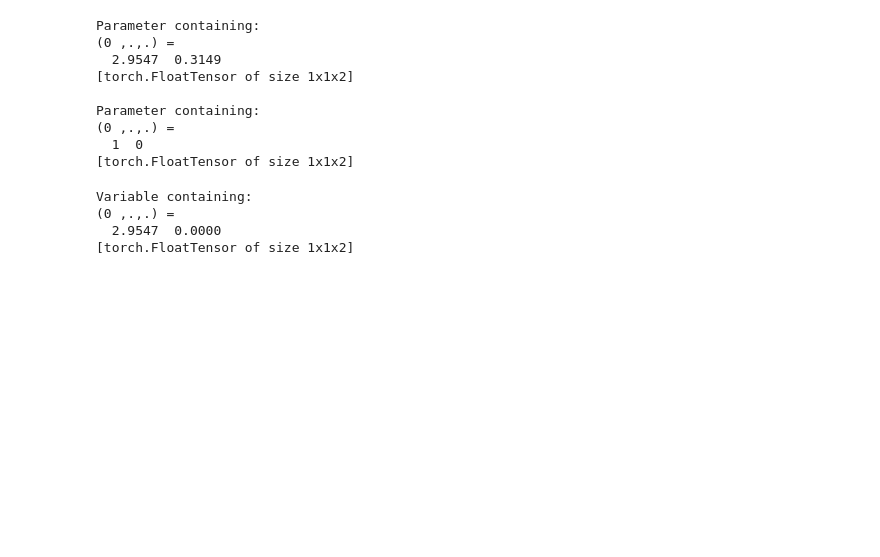
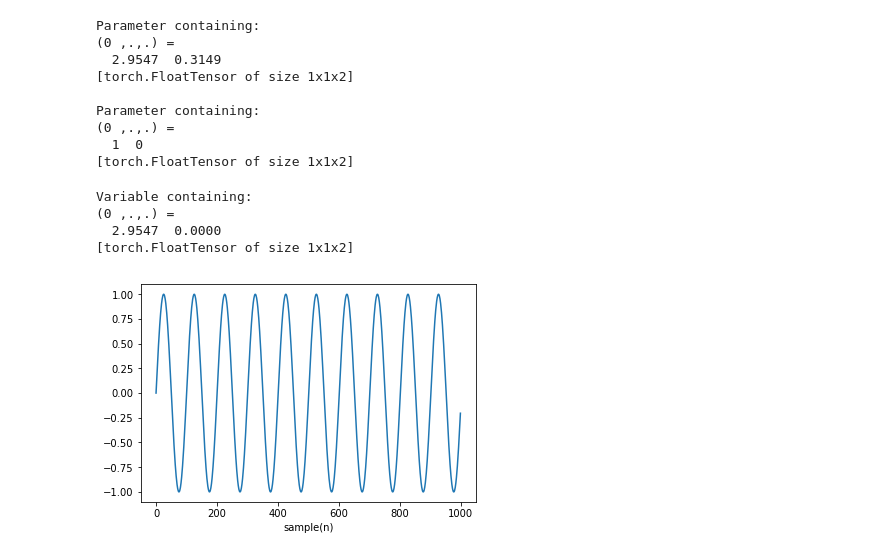
Before and after one commit to RiccardoGrin/WaveNet_Pytorch, a Jupyter notebook: Causal_Network.ipynb, the cells around one changed output. Drawn from its saved outputs; the diff is of its cells as text; code cells hidden in the pictures; blank space fills up the shorter version.

```diff
--- a/Causal_Network.ipynb
+++ b/Causal_Network.ipynb
@@ -116,3 +120,16 @@ Variable containing:
 (0 ,.,.) =
   2.9547  0.0000
 [torch.FloatTensor of size 1x1x2]
+# %%
+Fs = 44100
+f = 440
+sample = 44100
+x = np.arange(sample)
+# print(x)
+y = np.sin(2 * np.pi * f * x / Fs)
+
+plt.plot(x[0:1000], y[0:1000])
+plt.xlabel('sample(n)')
+plt.show()
+# %% [output]
+[figure, added]
```
Also changed, not shown: parts of 5 cells of this notebook.
